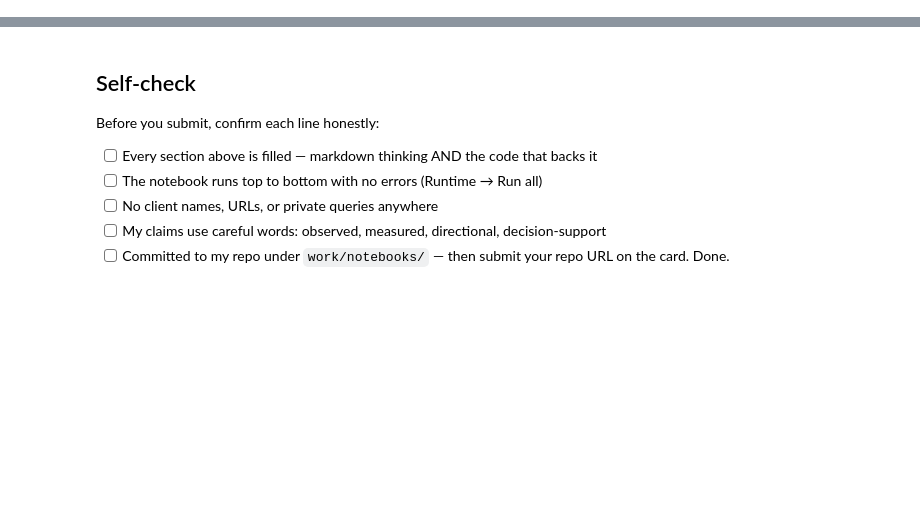
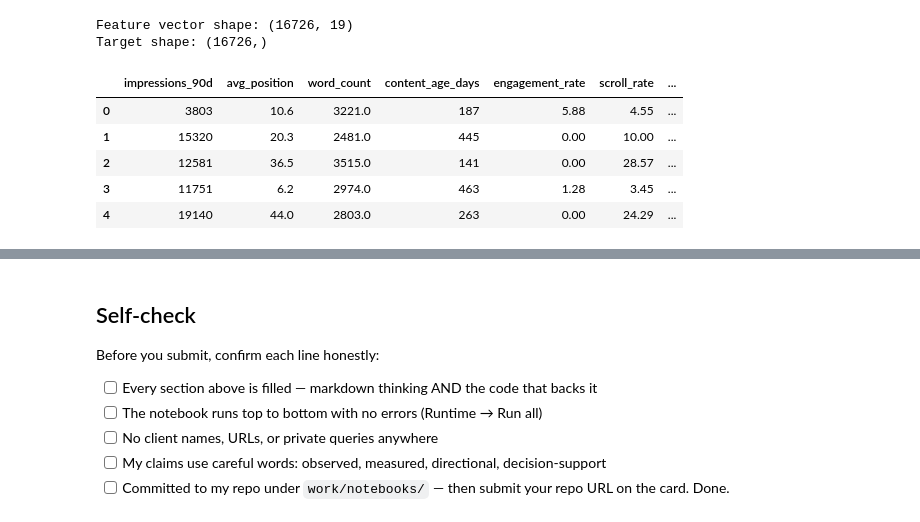
Before and after one commit to dipson-mishra/flyrank-ml, a Jupyter notebook: work/notebooks/w03_feature_leakage_check.ipynb, the cells around one changed output, grey strips where cells are left out. Drawn from its saved outputs; the diff is of its cells as text; code cells hidden in the pictures; blank space fills up the shorter version.

```diff
--- a/work/notebooks/w03_feature_leakage_check.ipynb
+++ b/work/notebooks/w03_feature_leakage_check.ipynb
@@ -36,0 +18,52 @@ This skeleton is yours to fill. Work the sections **in order** — each one has
+# %%
+import pandas as pd
+from sklearn.preprocessing import OneHotEncoder
+import os
+
+# Self-contained path resolution: works no matter what cell ran before,
+# and no matter what folder Jupyter happens to launch from.
+notebook_dir = os.getcwd()
+project_root = os.path.abspath(os.path.join(notebook_dir, "..", ".."))
+csv_path = os.path.join(project_root, "data", "raw", "content_refresh_anonymized.csv")
+
+df = pd.read_csv(csv_path)
+
+def build_feature_vector(data):
+    # 1. Filter for visibility (noise reduction)
+    df_vis = data[data['impressions_90d'] >= 500].copy()
+
+    # 2. Define features
+    num_features = ['impressions_90d', 'avg_position', 'word_count', 'content_age_days', 'engagement_rate', 'scroll_rate']
+    cat_features = ['content_type', 'main_intent', 'position_tier']
+
+    # Handle numeric missingness by median of content_type
+    for col in num_features:
+        df_vis[col] = df_vis.groupby('content_type')[col].transform(lambda x: x.fillna(x.median()))
+        df_vis[col] = df_vis[col].fillna(0) # Fallback for types with all NaNs
+
+    # One-hot encode categories
+    encoder = OneHotEncoder(sparse_output=False, handle_unknown='ignore')
+    encoded_cats = encoder.fit_transform(df_vis[cat_features])
+    cat_cols = encoder.get_feature_names_out(cat_features)
+
+    # Combine into final vector
+    X = pd.concat([
+        df_vis[num_features].reset_index(drop=True),
+        pd.DataFrame(encoded_cats, columns=cat_cols)
+    ], axis=1)
+
+    return X, df_vis['ctr'].values, df_vis['content_id'].values
+
+X, y, ids = build_feature_vector(df)
+print(f"Feature vector shape: {X.shape}")
+print(f"Target shape: {y.shape}")
+X.head()
+# %% [output]
+Feature vector shape: (16726, 19)
+Target shape: (16726,)
+|  | impressions_90d | avg_position | word_count | content_age_days | engagement_rate | scroll_rate | ... |
+| 0 | 3803 | 10.6 | 3221.0 | 187 | 5.88 | 4.55 | ... |
+| 1 | 15320 | 20.3 | 2481.0 | 445 | 0.00 | 10.00 | ... |
+| 2 | 12581 | 36.5 | 3515.0 | 141 | 0.00 | 28.57 | ... |
+| 3 | 11751 | 6.2 | 2974.0 | 463 | 1.28 | 3.45 | ... |
+| 4 | 19140 | 44.0 | 2803.0 | 263 | 0.00 | 24.29 | ... |
```
Also changed, not shown: parts of 15 cells of this notebook, 3 other files.
